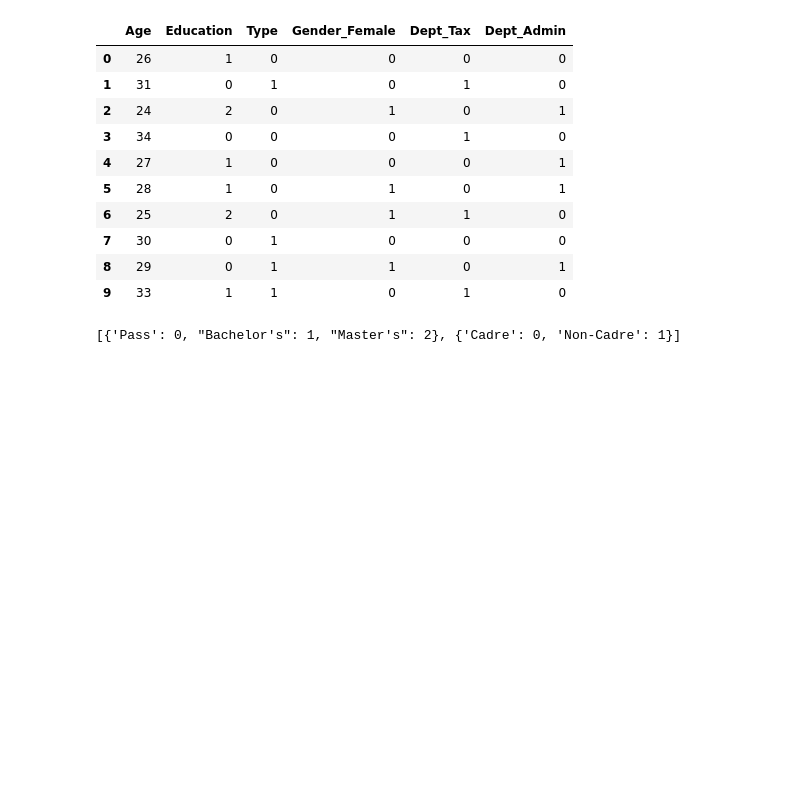
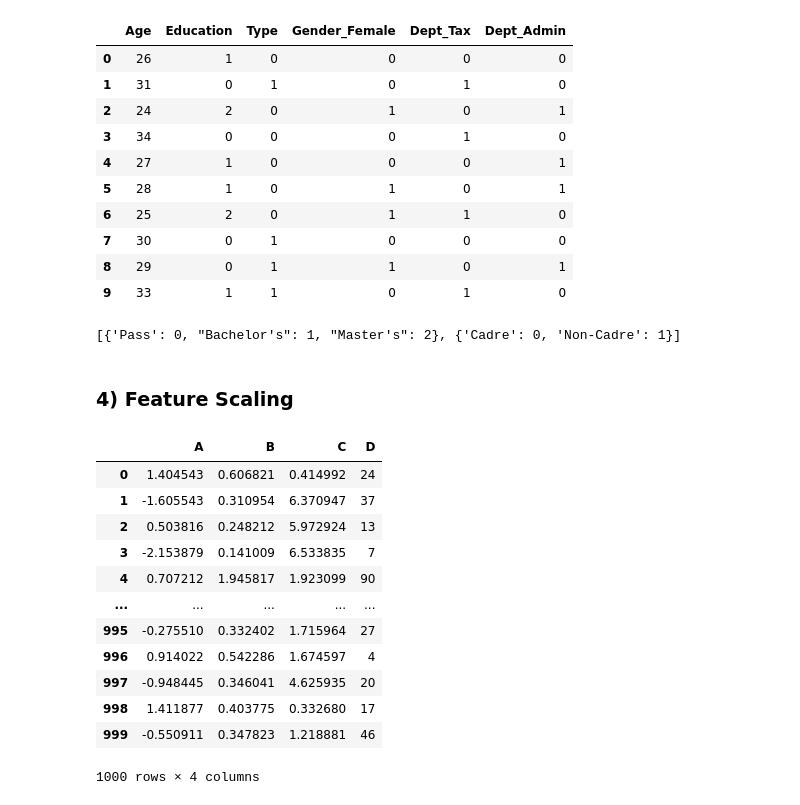
Before and after one commit to MaksudMalik/ML-lib-from-scratch, a Jupyter notebook: playground.ipynb, the cells around one changed output. Saved outputs shown, nothing was run; the diff lists cells and outputs as text; code cells hidden in the pictures; blank space fills up the shorter version.

```diff
--- a/playground.ipynb
+++ b/playground.ipynb
@@ -227,0 +241,2 @@ ordinalencoder.feature_maps
+# %% [markdown]
+ ### 4) Feature Scaling
@@ -227,0 +245,22 @@ ordinalencoder.feature_maps
+# %%
+df = pd.DataFrame({
+    'A': np.random.normal(0, 1, 1000),
+    'B': np.random.exponential(1, 1000),
+    'C': np.random.uniform(0, 10, 1000),
+    'D': np.random.randint(0, 100, 1000)
+})
+df
+# %% [output]
+|  | A | B | C | D |
+| 0 | 1.404543 | 0.606821 | 0.414992 | 24 |
+| 1 | -1.605543 | 0.310954 | 6.370947 | 37 |
+| 2 | 0.503816 | 0.248212 | 5.972924 | 13 |
+| 3 | -2.153879 | 0.141009 | 6.533835 | 7 |
+| 4 | 0.707212 | 1.945817 | 1.923099 | 90 |
+| ... | ... | ... | ... | ... |
+| 995 | -0.275510 | 0.332402 | 1.715964 | 27 |
+| 996 | 0.914022 | 0.542286 | 1.674597 | 4 |
+| 997 | -0.948445 | 0.346041 | 4.625935 | 20 |
+| 998 | 1.411877 | 0.403775 | 0.332680 | 17 |
+| 999 | -0.550911 | 0.347823 | 1.218881 | 46 |
+1000 rows × 4 columns
```
Also changed, not shown: parts of 17 cells of this notebook, 6 other files.
